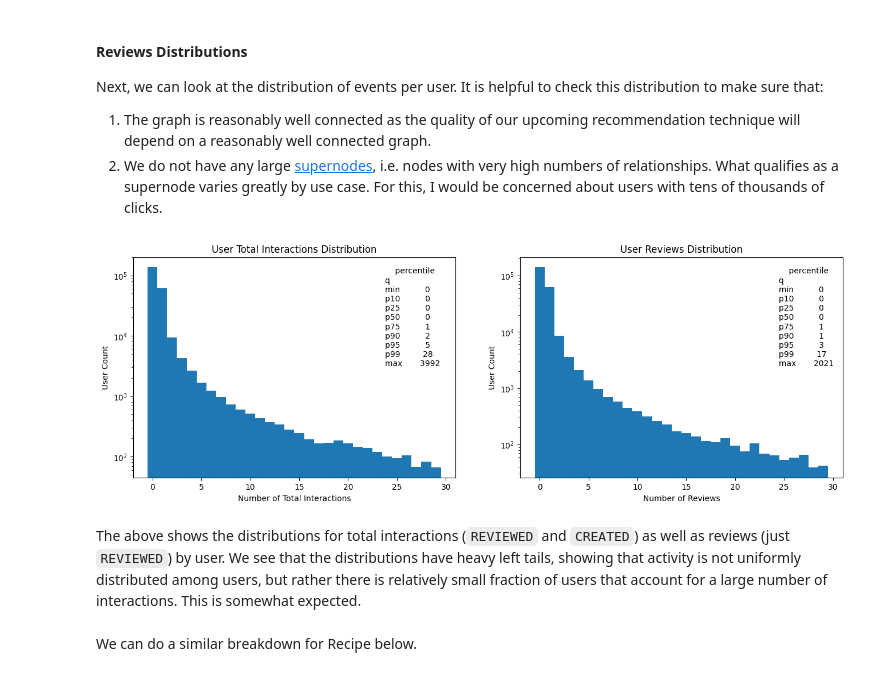
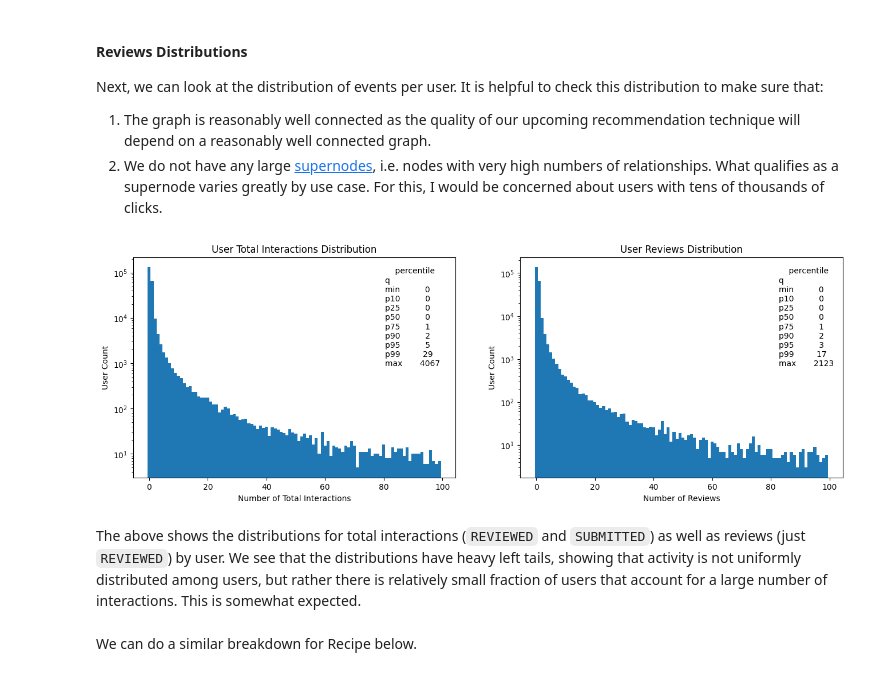
Before and after one commit to luigi-ga/GRec, a Jupyter notebook: graph_recommendation.ipynb, the cells around one changed output. Saved outputs shown, nothing was run; the diff lists cells and outputs as text; code cells hidden in the pictures.

```diff
--- a/graph_recommendation.ipynb
+++ b/graph_recommendation.ipynb
@@ -158,29 +158,30 @@ Next, we can look at the distribution of events per user. It is helpful to check
 1. The graph is reasonably well connected as the quality of our upcoming recommendation technique will depend on a reasonably well connected graph.
 2. We do not have any large [supernodes](https://medium.com/neo4j/graph-modeling-all-about-super-nodes-d6ad7e11015b), i.e. nodes with very high numbers of relationships. What qualifies as a supernode varies greatly by use case. For this, I would be concerned about users with tens of thousands of clicks.
 # %%
-all_interactions_df = degree_counts( 'User', 'REVIEWED|CREATED', 'OUT')
+n_rew = 100
+
+all_interactions_df = degree_counts( 'User', 'REVIEWED|SUBMITTED', 'OUT')
 reviews_df = degree_counts('User', 'REVIEWED', 'OUT')
 
 f, axs = plt.subplots(1,2,figsize=(16,5))
 
-axs[0].bar(all_interactions_df.degree[:30], all_interactions_df.degreeCount[:30], width=1, log=True)
+axs[0].bar(all_interactions_df.degree[:n_rew], all_interactions_df.degreeCount[:n_rew], width=1, log=True)
 axs[0].set_title('User Total Interactions Distribution')
 axs[0].set_ylabel('User Count')
 axs[0].set_xlabel('Number of Total Interactions')
 plt.figtext(0.4, 0.5, get_percentiles(all_interactions_df).to_string())
 
-
-axs[1].bar(reviews_df.degree[:30], reviews_df.degreeCount[:30], width=1, log=True)
+axs[1].bar(reviews_df.degree[:n_rew], reviews_df.degreeCount[:n_rew], width=1, log=True)
 axs[1].set_title('User Reviews Distribution')
 axs[1].set_ylabel('User Count')
 axs[1].set_xlabel('Number of Reviews')
 plt.figtext(0.83, 0.5, get_percentiles(reviews_df).to_string())
 
 plt.show()
 # %% [output]
-[figure, old version]
+[figure, new version]
 # %% [markdown]
-The above shows the distributions for total interactions (`REVIEWED` and `CREATED`) as well as reviews (just `REVIEWED`) by user. We see that the distributions have heavy left tails, showing that activity is not uniformly distributed among users, but rather there is relatively small fraction of users that account for a large number of interactions. This is somewhat expected.
+The above shows the distributions for total interactions (`REVIEWED` and `SUBMITTED`) as well as reviews (just `REVIEWED`) by user. We see that the distributions have heavy left tails, showing that activity is not uniformly distributed among users, but rather there is relatively small fraction of users that account for a large number of interactions. This is somewhat expected.
 # %% [markdown]
 We can do a similar breakdown for Recipe below.
 # %%
```
Also changed, not shown: parts of 14 cells of this notebook, 1 other file.
